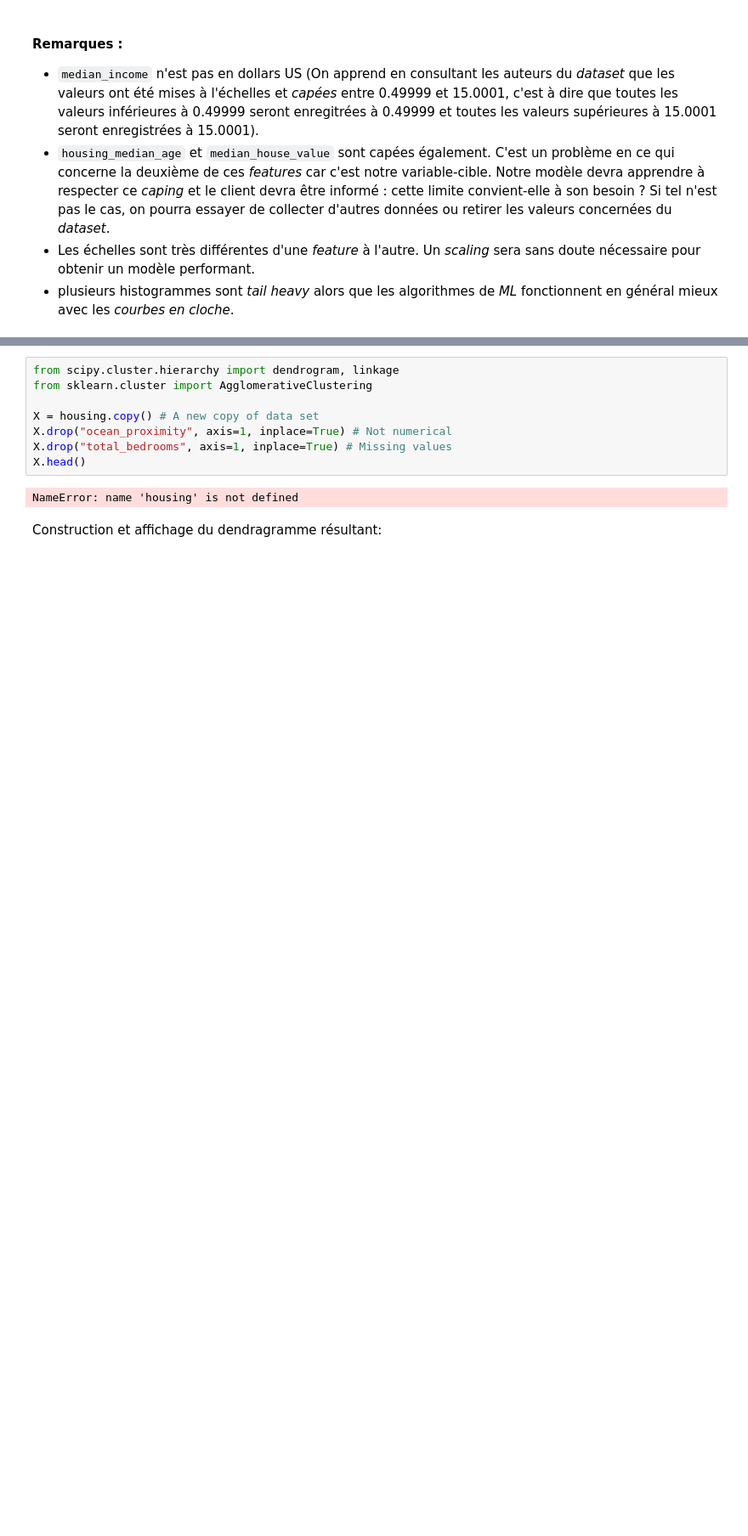
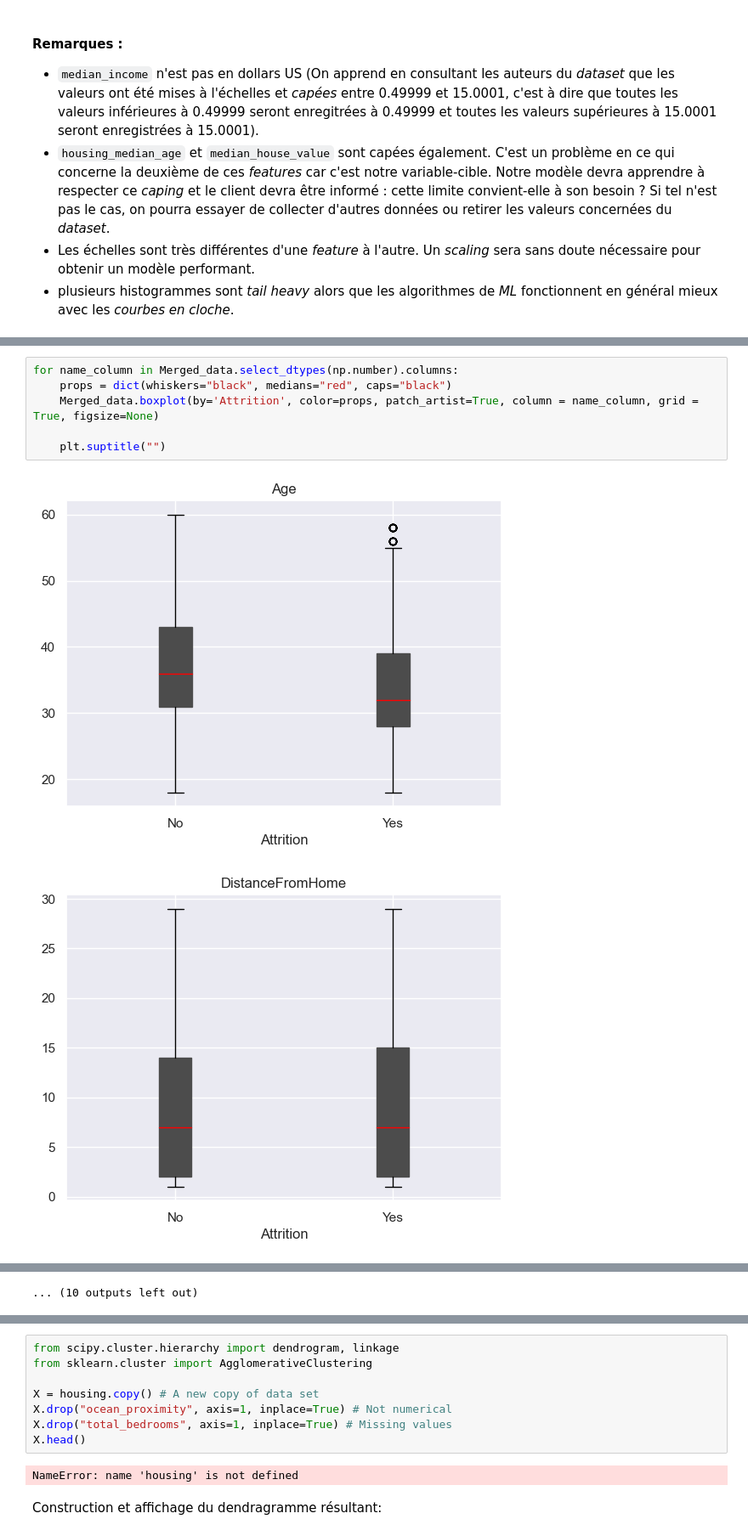
Before and after one commit to Landrien/IA, a Jupyter notebook: Projet/Projet.ipynb, the cells around one changed output, grey strips where cells are left out. Shown at 85% size. Saved outputs shown, nothing was run; the diff lists cells and outputs as text; blank space fills up the shorter version.

```diff
--- a/Projet/Projet.ipynb
+++ b/Projet/Projet.ipynb
@@ -317,0 +353,9 @@ plt.show()
+# %%
+for name_column in Merged_data.select_dtypes(np.number).columns:
+    props = dict(whiskers="black", medians="red", caps="black")
+    Merged_data.boxplot(by='Attrition', color=props, patch_artist=True, column = name_column, grid = True, figsize=None)
+
+    plt.suptitle("")
+# %% [output]
+[figure, added]
+[figure, added]
@@ -318,3 +372,4 @@ plt.show()
+... (10 outputs left out)
 # %% [markdown]
 ### Les mauvaises pratiques décrites dans le texte du prosit
 Voici ce qui a été fait par l'acteur du prosit:
```
Also changed, not shown: parts of 5 cells of this notebook.
